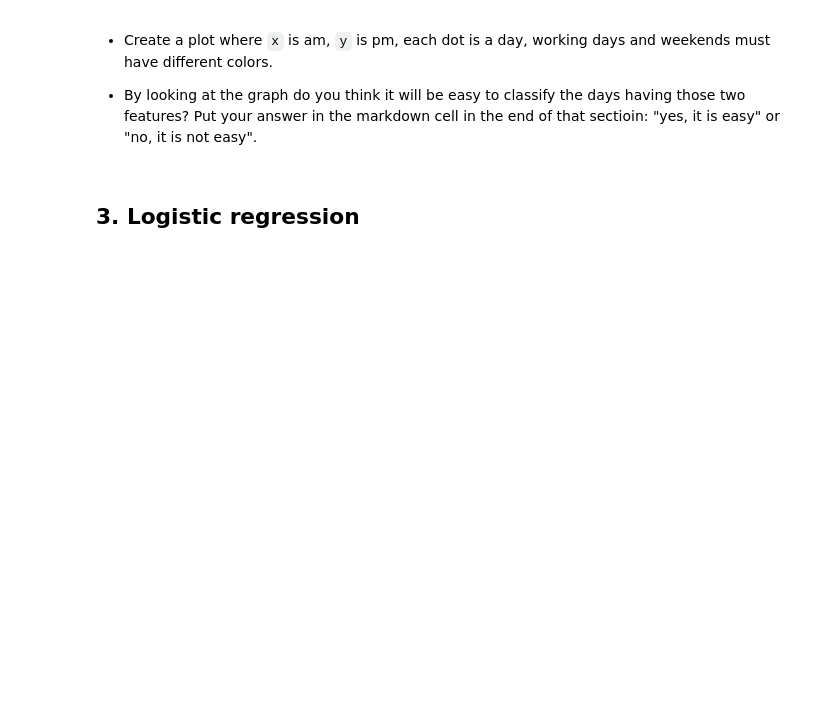
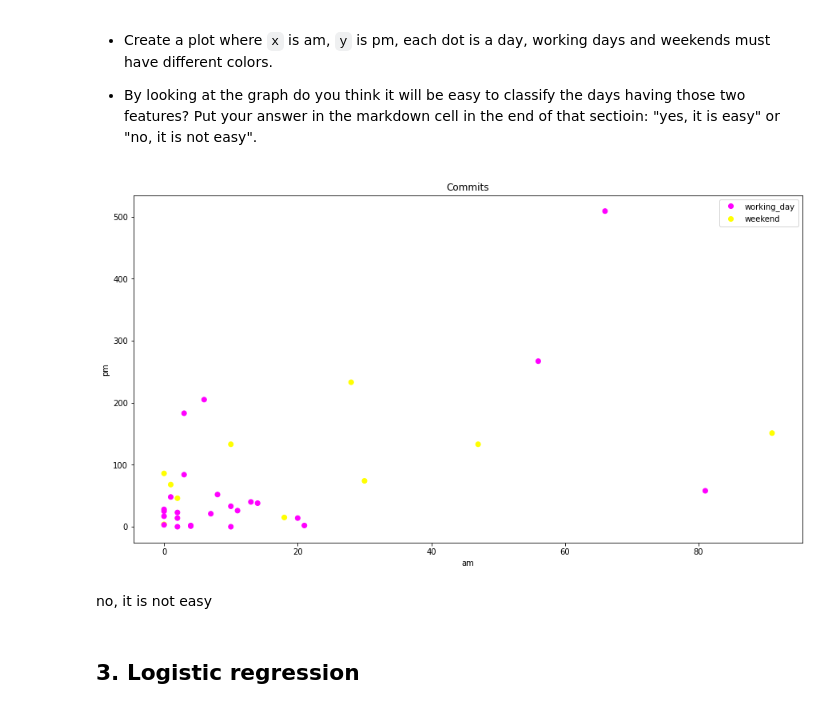
Before and after one commit to Arclight-V/Piscine-Python-for-Data-Science, a Jupyter notebook: day08/ex00/00_binary_classifier_logreg.ipynb, the cells around one changed output. Cells and saved outputs as stored; diff of their text form; code cells hidden in the pictures; blank space fills up the shorter version.

```diff
--- a/day08/ex00/00_binary_classifier_logreg.ipynb
+++ b/day08/ex00/00_binary_classifier_logreg.ipynb
@@ -33,0 +18,3 @@ dataframe_views
+# %%
+df = pd.read_csv('../data/checker_timestamp.csv', parse_dates=['timestamp'])
+df
@@ -33,0 +35,4 @@ dataframe_views
+# %%
+df['date'] = df['timestamp'].dt.date
+df['time'] = df['timestamp'].dt.hour.apply(lambda x: "am" if x < 12 else "pm")
+df
@@ -33,0 +53,8 @@ dataframe_views
+# %%
+df = df.groupby(['time']).date.value_counts().unstack(0)
+df = df.rename_axis(None, axis=1)
+df = df.reset_index()
+df['target'] = pd.to_datetime(df['date']).dt.dayofweek.apply(lambda x: "working_day" if x < 5 else "weekend")
+df['am'].fillna(0, inplace=True)
+df['pm'].fillna(0, inplace=True)
+df
@@ -38,6 +83,22 @@ dataframe_views
 
 
 - By looking at the graph do you think it will be easy to classify the days having those two features? Put your answer in the markdown cell in the end of that sectioin: "yes, it is easy" or "no, it is not easy".
+# %%
+fig, ax = plt.subplots(figsize=(15, 8))
+scatter = ax.scatter(x=df['am'],
+                     y=df['pm'],
+                     cmap='spring',
+                     c=[0 if i == 'working_day' else 1 for i in df['target']])
+handles, labels = scatter.legend_elements(prop='colors')
+ax.legend(handles, ['working_day', 'weekend'])
+ax.set_title('Commits')
+ax.set_xlabel('am')
+ax.set_ylabel('pm')
+plt.show()
+# %% [output]
+[figure, added]
+# %% [markdown]
+no, it is not easy
 # %% [markdown]
 ## 3. Logistic regression
 # %% [markdown]
```
Also changed, not shown: parts of 15 cells of this notebook, 1 other file.
